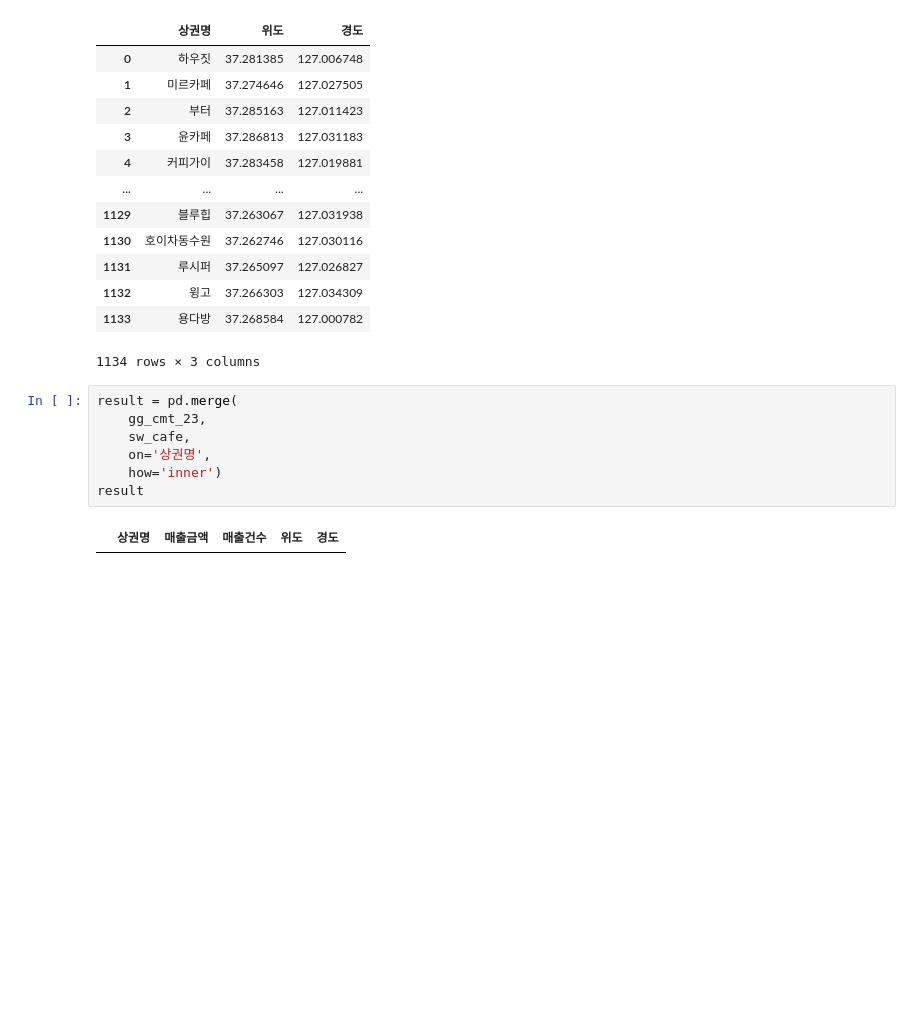
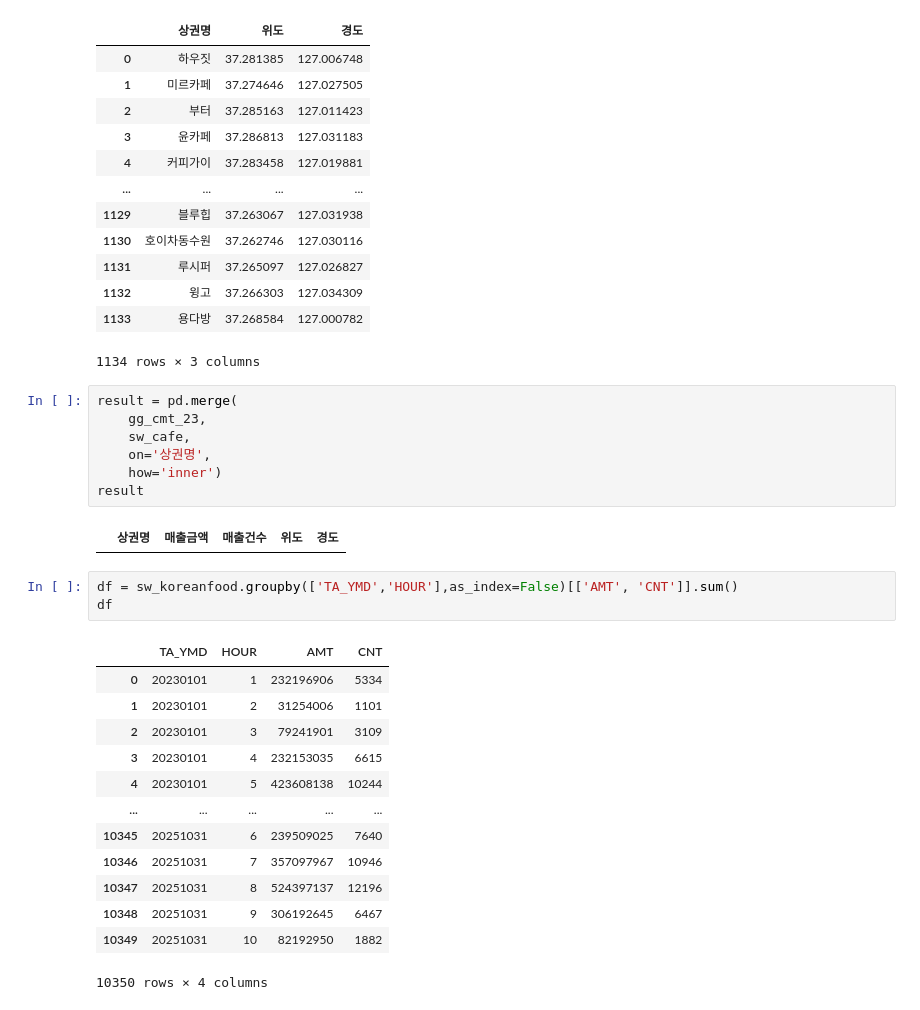
Before and after one commit to Hyo0806/1stProject, a Jupyter notebook: hyo/김효경_전처리.ipynb, the cells around one changed output. Cells and saved outputs as stored; diff of their text form; blank space fills up the shorter version.

```diff
--- a/hyo/김효경_전처리.ipynb
+++ b/hyo/김효경_전처리.ipynb
@@ -2670,3 +3116,20 @@ result = pd.merge(
 result
 # %% [output]
 |  | 상권명 | 매출금액 | 매출건수 | 위도 | 경도 |
+# %%
+df = sw_koreanfood.groupby(['TA_YMD','HOUR'],as_index=False)[['AMT', 'CNT']].sum()
+df
+# %% [output]
+|  | TA_YMD | HOUR | AMT | CNT |
+| 0 | 20230101 | 1 | 232196906 | 5334 |
+| 1 | 20230101 | 2 | 31254006 | 1101 |
+| 2 | 20230101 | 3 | 79241901 | 3109 |
+| 3 | 20230101 | 4 | 232153035 | 6615 |
+| 4 | 20230101 | 5 | 423608138 | 10244 |
+| ... | ... | ... | ... | ... |
+| 10345 | 20251031 | 6 | 239509025 | 7640 |
+| 10346 | 20251031 | 7 | 357097967 | 10946 |
+| 10347 | 20251031 | 8 | 524397137 | 12196 |
+| 10348 | 20251031 | 9 | 306192645 | 6467 |
+| 10349 | 20251031 | 10 | 82192950 | 1882 |
+10350 rows × 4 columns
```
Also changed, not shown: parts of 20 cells of this notebook, 4 other files.
